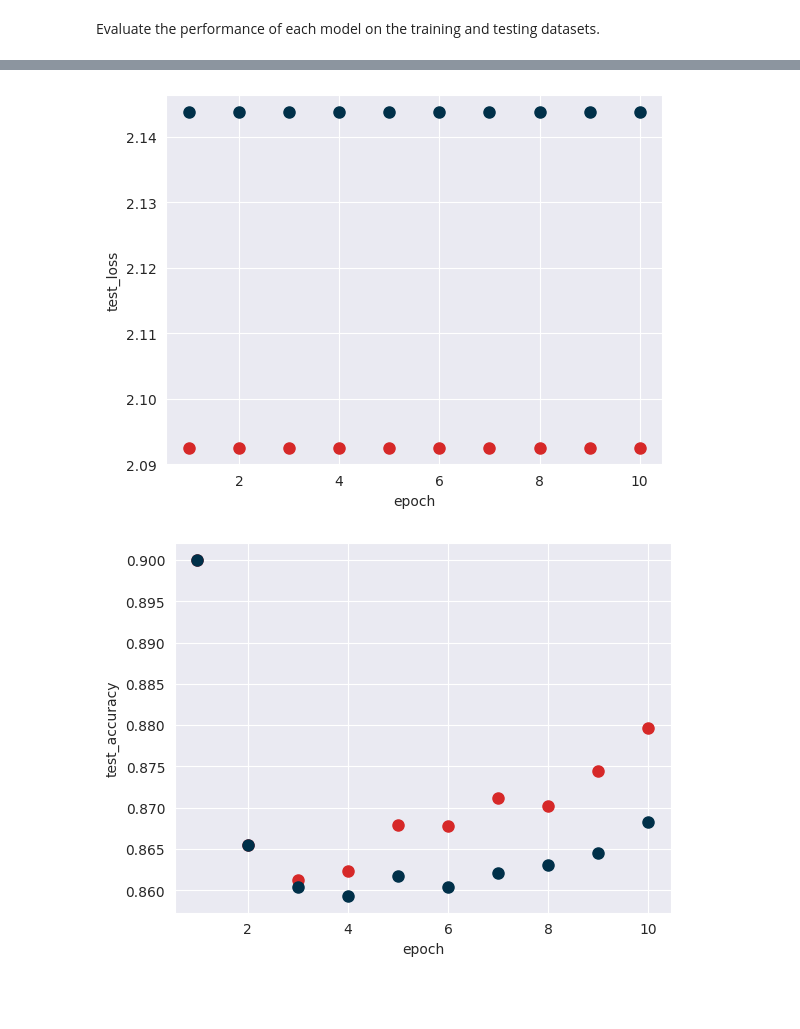
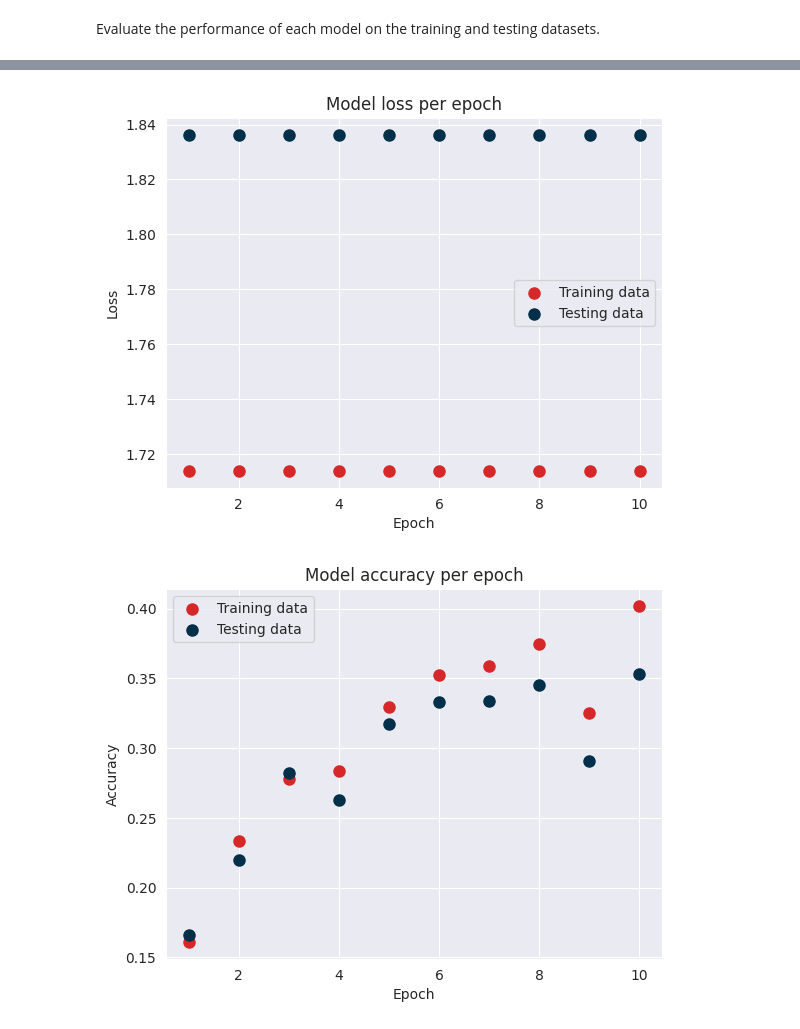
Before and after one commit to gmadigan/image-classification_animals, a Jupyter notebook: notebooks/02_cnn-model-training-evaluation.ipynb, the cells around one changed output, grey strips where cells are left out. Drawn from its saved outputs; the diff is of its cells as text; code cells hidden in the pictures; blank space fills up the shorter version.

Commit message:
Retrain models, update eval plots, imported from kaggle

```diff
--- a/notebooks/02_cnn-model-training-evaluation.ipynb
+++ b/notebooks/02_cnn-model-training-evaluation.ipynb
@@ -85,0 +86,21 @@ translate = {'cane': 'Dog',
+# %%
+# Root path to all images
+RAW_DATA_PATH = '/kaggle/input/animals10/raw-img/'
+
+# Path for all outputs
+OUT_PATH = '/kaggle/working/'
+
+# Folders and subfolders for data, figures, and models
+DATA_PATH = os.path.join(OUT_PATH, 'data')
+INTERIM_DATA_PATH = os.path.join(DATA_PATH, 'interim')
+FIGURE_PATH = os.path.join(OUT_PATH, 'figures')
+MODEL_PATH = os.path.join(OUT_PATH, 'models')
+
+if not os.path.exists(DATA_PATH):
+    os.mkdir(DATA_PATH)
+if not os.path.exists(INTERIM_DATA_PATH):
+    os.mkdir(INTERIM_DATA_PATH)
+if not os.path.exists(FIGURE_PATH):
+    os.mkdir(FIGURE_PATH)
+if not os.path.exists(MODEL_PATH):
+    os.mkdir(MODEL_PATH)
@@ -804,0 +900,4 @@ df_eval = pd.DataFrame({'epoch': epochs, 'train_accuracy': train_accuracy, 'test
+# %%
+# Read model evaluation data for plotting
+df_eval = pd.read_csv(os.path.join(INTERIM_DATA_PATH,'model-eval-data.csv'))
+df_eval.head(10)
@@ -805,18 +916,26 @@ df_eval = pd.DataFrame({'epoch': epochs, 'train_accuracy': train_accuracy, 'test
 # %%
 # Plot the average loss per epoch
-ax1 = df_eval.plot(kind='scatter', x='epoch', y='train_loss', color=my_palette[0], s=64)
-ax2 = df_eval.plot(kind='scatter', x='epoch', y='test_loss', color=my_palette[1], s=64, ax=ax1)
+ax1 = df_eval.plot(kind='scatter', x='epoch', y='train_loss', title='Model loss per epoch', label='Training data', color=my_palette[0], s=64)
+ax2 = df_eval.plot(kind='scatter', x='epoch', y='test_loss', label='Testing data', color=my_palette[1], s=64, ax=ax1)
+
+# Clean up x- and y-axes
+ax1.set_ylabel('Loss')
+ax1.set_xlabel('Epoch')
 
 # Save figure
 plt.savefig(os.path.join(FIGURE_PATH,'model-eval-loss.pdf'), bbox_inches='tight');
 # %% [output]
-[figure, old version]
+[figure, new version]
 # %%
 # Plot the accuracy per epoch
-ax1 = df_eval.plot(kind='scatter', x='epoch', y='train_accuracy', color=my_palette[0], s=64)
-ax2 = df_eval.plot(kind='scatter', x='epoch', y='test_accuracy', color=my_palette[1], s=64, ax=ax1)
+ax1 = df_eval.plot(kind='scatter', x='epoch', y='train_accuracy', title='Model accuracy per epoch', label='Training data', color=my_palette[0], s=64)
+ax2 = df_eval.plot(kind='scatter', x='epoch', y='test_accuracy', label='Testing data', color=my_palette[1], s=64, ax=ax1)
+
+# Clean up x- and y-axes
+ax1.set_ylabel('Accuracy')
+ax1.set_xlabel('Epoch')
 
 # Save figure
 plt.savefig(os.path.join(FIGURE_PATH,'model-eval-accuracy.pdf'), bbox_inches='tight');
 # %% [output]
-[figure, old version]
+[figure, new version]
```
Also changed, not shown: parts of 30 cells of this notebook.
